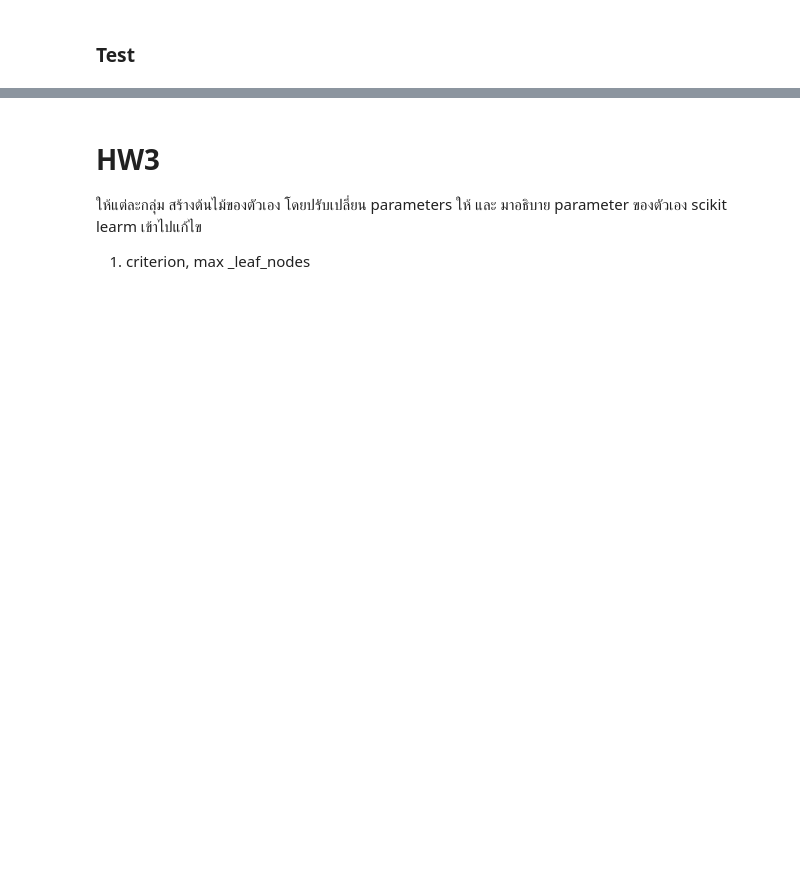
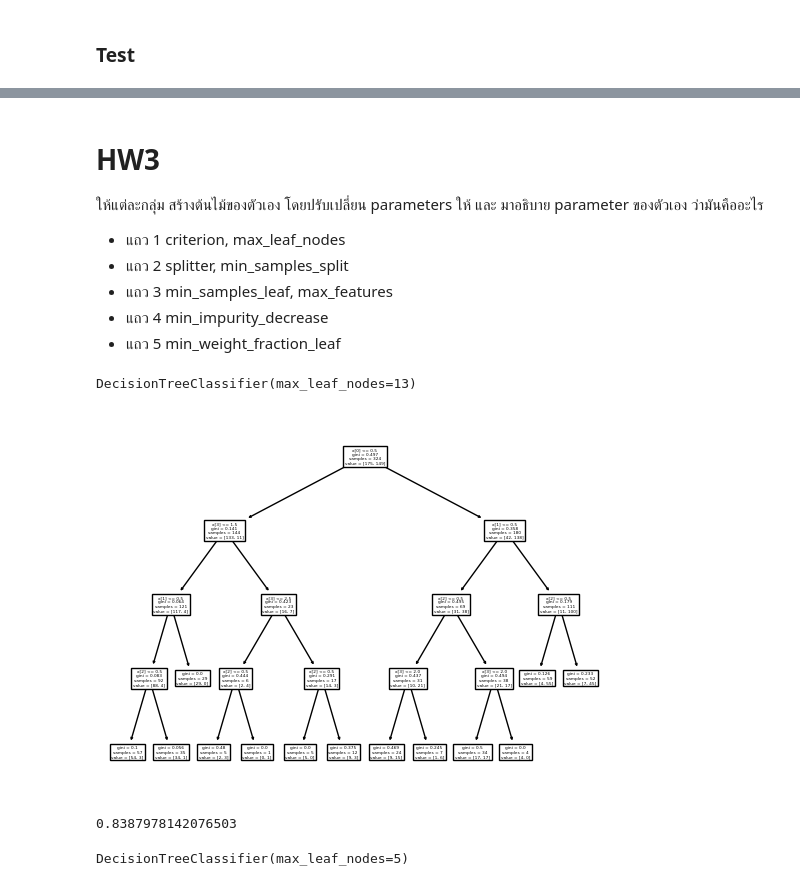
Before and after one commit to kitiluck/BSC_DPDM23, a Jupyter notebook: Classification.ipynb, the cells around one changed output, grey strips where cells are left out. Drawn from its saved outputs; the diff is of its cells as text; code cells hidden in the pictures; blank space fills up the shorter version.

```diff
--- a/Classification.ipynb
+++ b/Classification.ipynb
@@ -213,7 +268,20 @@ accuracy_score(y_test, y_predict2)
 # %% [markdown]
 # HW3
 
-ให้แต่ละกลุ่ม สร้างต้นไม้ของตัวเอง โดยปรับเปลี่ยน parameters ให้ และ มาอธิบาย parameter ของตัวเอง
-scikit learm เข้าไปแก้ไข
+ให้แต่ละกลุ่ม สร้างต้นไม้ของตัวเอง โดยปรับเปลี่ยน parameters ให้ และ มาอธิบาย parameter ของตัวเอง ว่ามันคืออะไร
 
-1. criterion, max _leaf_nodes
+- แถว 1 criterion, max_leaf_nodes
+- แถว 2 splitter, min_samples_split
+- แถว 3 min_samples_leaf, max_features
+- แถว 4 min_impurity_decrease
+- แถว 5 min_weight_fraction_leaf
+# %%
+Dtree3_2 = DecisionTreeClassifier(max_leaf_nodes=13)
+# %%
+Dtree3_2.fit(X_train,y_train)
+# %% [output]
+DecisionTreeClassifier(max_leaf_nodes=13)
+# %%
+tree.plot_tree(Dtree3_2);
+# %% [output]
+[figure, added]
@@ -219,0 +290,4 @@ scikit learm เข้าไปแก้ไข
+# %%
+accuracy_score(y_test, y_predict3_2)
+# %% [output]
+0.8387978142076503
@@ -219,0 +296,4 @@ scikit learm เข้าไปแก้ไข
+# %%
+Dtree3_3.fit(X_train,y_train)
+# %% [output]
+DecisionTreeClassifier(max_leaf_nodes=5)
```
Also changed, not shown: parts of 23 cells of this notebook.
